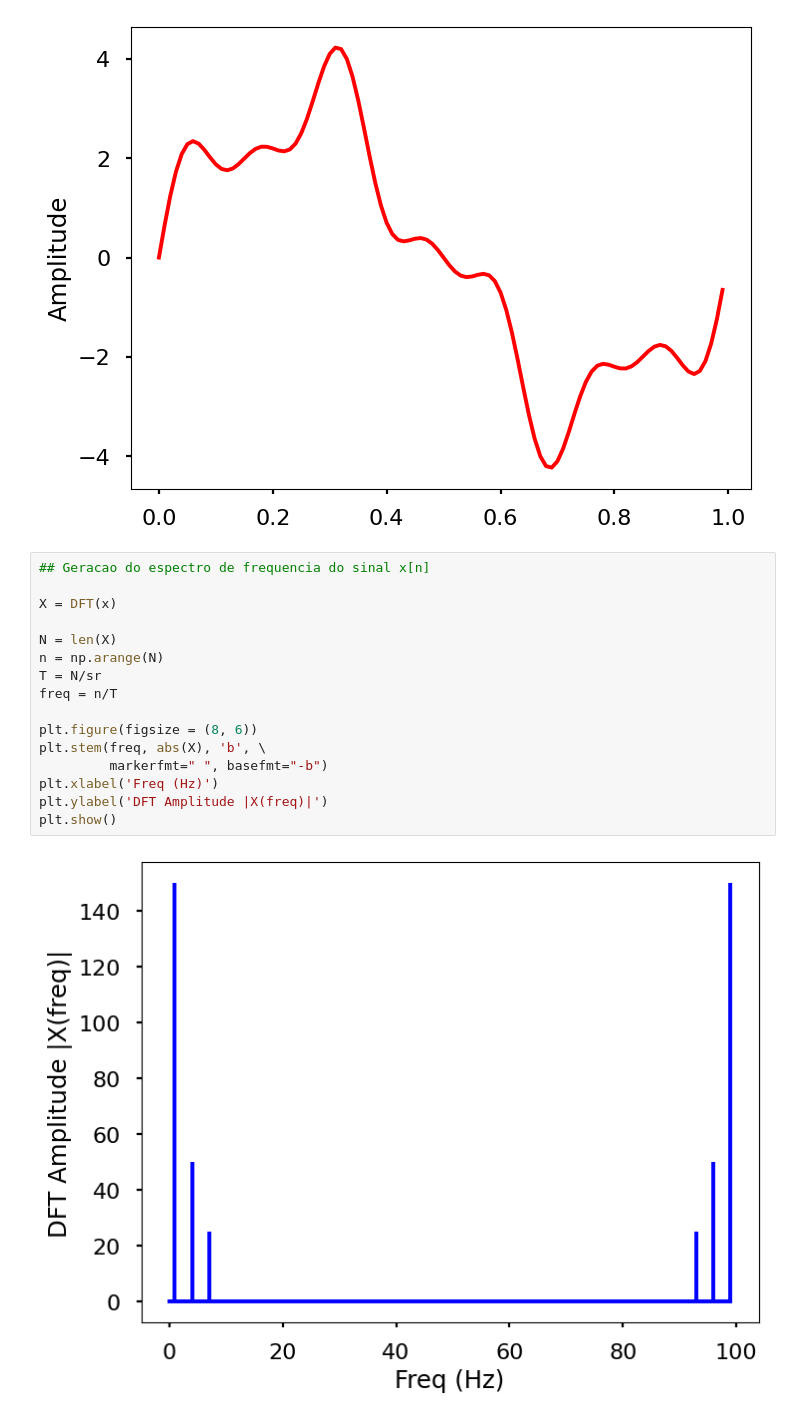
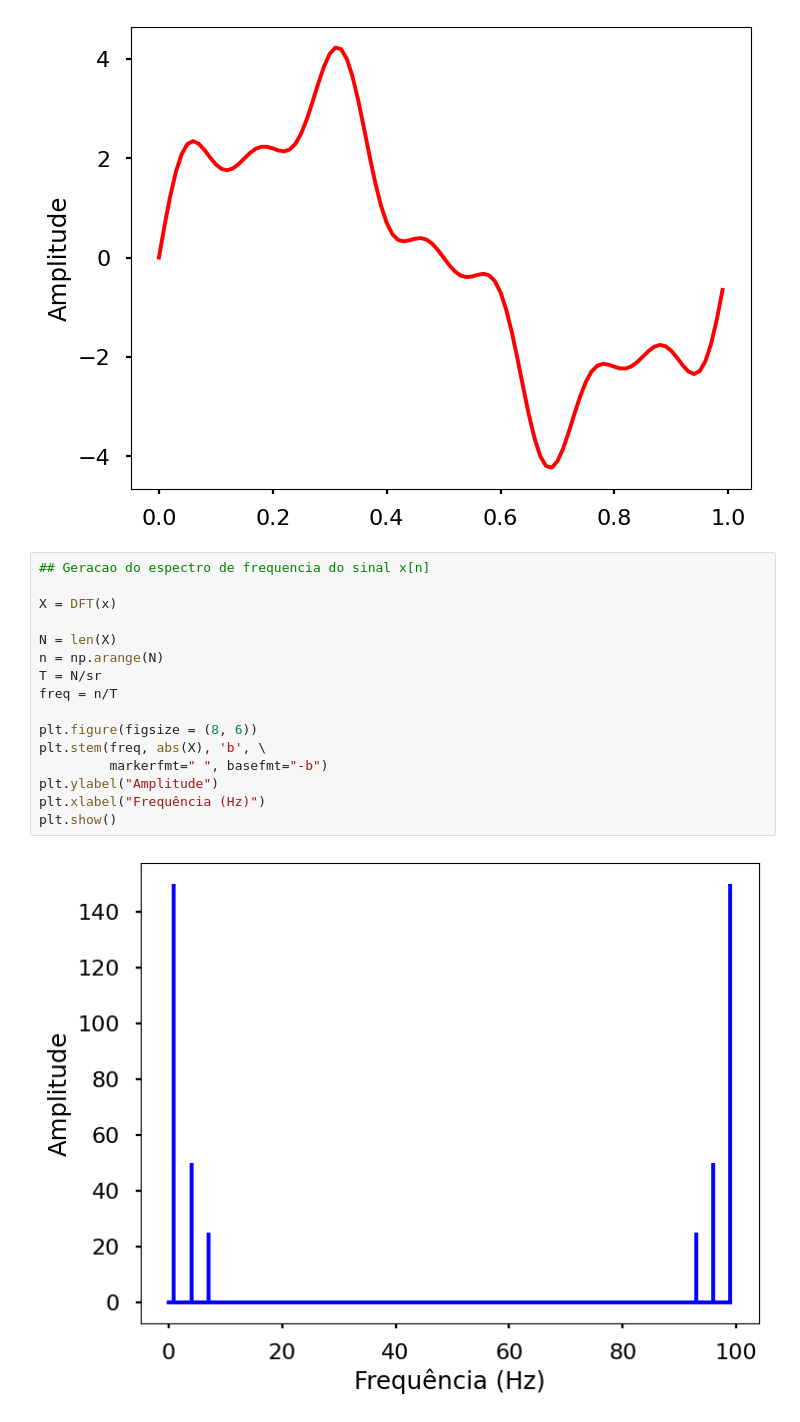
Before and after one commit to arthur-mts/pds, a Jupyter notebook: capitulo_5.ipynb, the cells around one changed output. Saved outputs shown, nothing was run; the diff lists cells and outputs as text.

```diff
--- a/capitulo_5.ipynb
+++ b/capitulo_5.ipynb
@@ -48,18 +48,18 @@ plt.show()
 # %%
 ## Geracao do espectro de frequencia do sinal x[n]
 
 X = DFT(x)
 
 N = len(X)
 n = np.arange(N)
 T = N/sr
 freq = n/T
 
 plt.figure(figsize = (8, 6))
 plt.stem(freq, abs(X), 'b', \
          markerfmt=" ", basefmt="-b")
-plt.xlabel('Freq (Hz)')
-plt.ylabel('DFT Amplitude |X(freq)|')
+plt.ylabel("Amplitude")
+plt.xlabel("Frequência (Hz)")
 plt.show()
 # %% [output]
-[figure, old version]
+[figure, new version]
```
Also changed, not shown: parts of 10 cells of this notebook, 2 other files.
